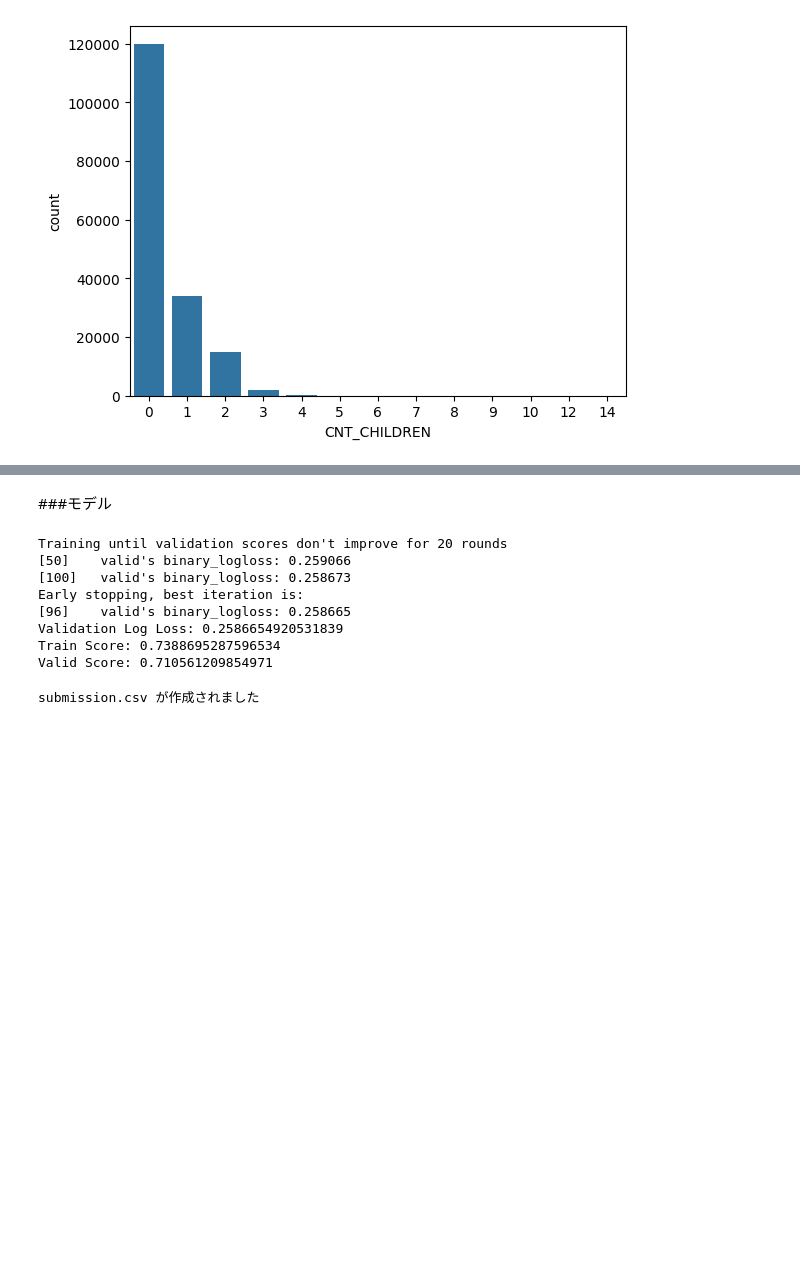
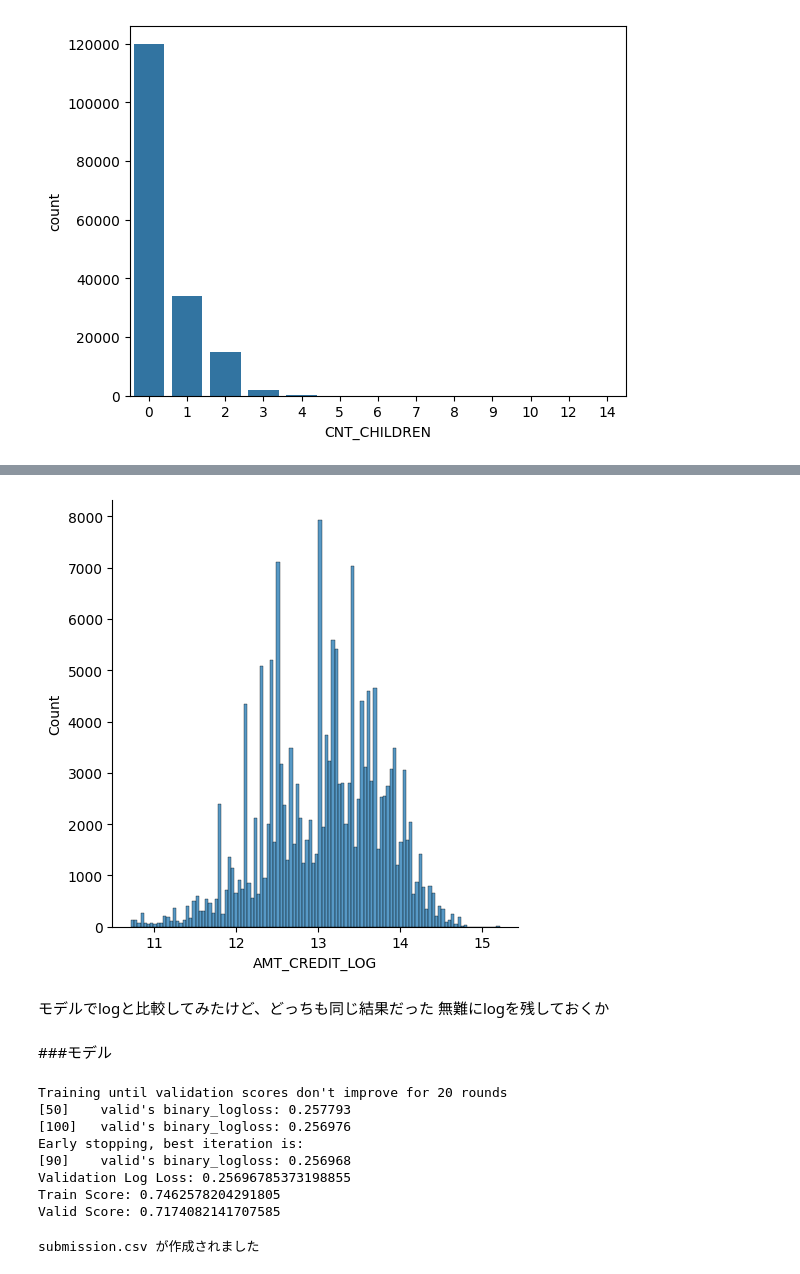
Before and after one commit to aki05162525/gci_compe2, a Jupyter notebook: compe2_ver1.ipynb, the cells around one changed output, grey strips where cells are left out. Cells and saved outputs as stored; diff of their text form; code cells hidden in the pictures; blank space fills up the shorter version.

```diff
--- a/compe2_ver1.ipynb
+++ b/compe2_ver1.ipynb
@@ -344,3 +367,11 @@ plt.show()
+# %%
+sns.displot(data=train, x="AMT_CREDIT_LOG")
+plt.show()
+# %% [output]
+[figure, added]
+# %% [markdown]
+モデルでlogと比較してみたけど、どっちも同じ結果だった
+無難にlogを残しておくか
 # %% [markdown]
 ###モデル
 # %%
@@ -353,7 +384,7 @@ from sklearn.metrics import roc_auc_score
 # %%
 # 特徴量とターゲットの分割
 X = train[['EXT_SOURCE_MEAN','OCCUPATION_TYPE_MISSING', 'AMT_INCOME_TOTAL', 'NAME_CONTRACT_TYPE', 'ORGANIZATION_TYPE',
-           'CODE_GENDER','CNT_CHILDREN']]
+           'CODE_GENDER','CNT_CHILDREN','AMT_CREDIT_LOG']]
 y = train['TARGET']
 
 # 学習データと検証データの分割（stratifyオプションでラベル分布を維持）
@@ -412,13 +443,13 @@ print("Train Score:", train_auc)
 print("Valid Score:", valid_auc)
 # %% [output]
 Training until validation scores don't improve for 20 rounds
-[50]    valid's binary_logloss: 0.259066
-[100]   valid's binary_logloss: 0.258673
+[50]    valid's binary_logloss: 0.257793
+[100]   valid's binary_logloss: 0.256976
 Early stopping, best iteration is:
-[96]    valid's binary_logloss: 0.258665
-Validation Log Loss: 0.2586654920531839
-Train Score: 0.7388695287596534
-Valid Score: 0.710561209854971
+[90]    valid's binary_logloss: 0.256968
+Validation Log Loss: 0.25696785373198855
+Train Score: 0.7462578204291805
+Valid Score: 0.7174082141707585
 # %%
 # 例:
 X_test = test[['EXT_SOURCE_MEAN', 'OCCUPATION_TYPE_MISSING', 'AMT_INCOME_TOTAL', 'NAME_CONTRACT_TYPE', 'ORGANIZATION_TYPE']]
```
Also changed, not shown: parts of 8 cells of this notebook.
